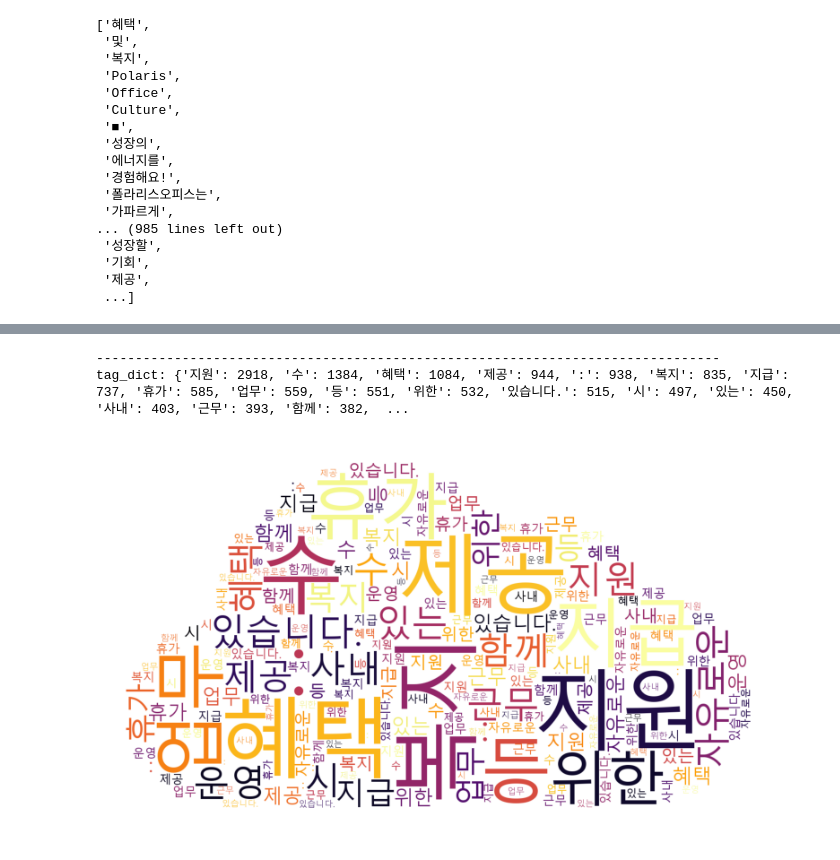
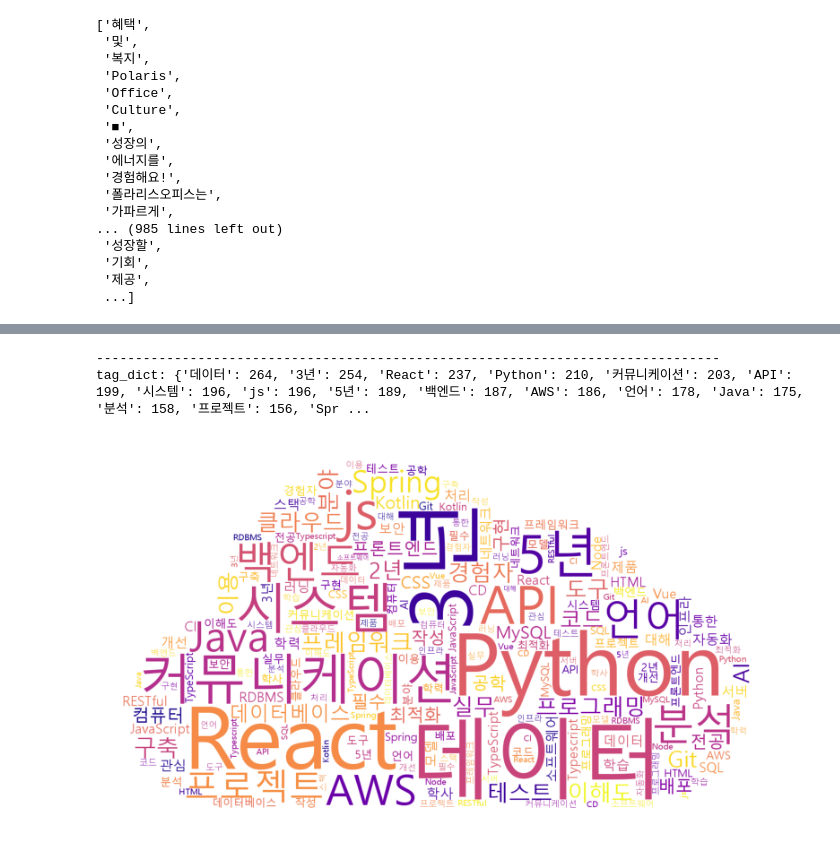
Before and after one commit to matdongsan5/Project, a Jupyter notebook: Crawrl_이정욱/make_wordcolud.ipynb, the cells around one changed output, grey strips where cells are left out. Drawn from its saved outputs; the diff is of its cells as text; code cells hidden in the pictures.

```diff
--- a/Crawrl_이정욱/make_wordcolud.ipynb
+++ b/Crawrl_이정욱/make_wordcolud.ipynb
@@ -46,6 +74,45 @@ def make_wordcloud(word_list, stopwords, word_count):
     plt.axis('off')
     plt.imshow(cloud)
     plt.show()
+# %%
+def make_wordcloud_ph(word_list, stopwords, word_count,image1='cloud.png' ,colormap1 ='plasma' ):
+    okt = Okt()
+    phrases_list = list()
+    for i in range(len(word_list)):
+        phrases_list.extend(okt.phrases(word_list[i]))
+
+    counts = Counter(phrases_list)
+    tags = counts.most_common(word_count)
+    tag_dict = dict(tags)
+    # 검색어 제외 방법 : dict에서 해당 검색어 제거
+    for stopword in stopwords:
+        if stopword in tag_dict:
+            tag_dict.pop(stopword)
+
+    print('-' * 80)
+    print('tag_dict:', tag_dict)
+    if platform.system() == 'Windows':
+        path = r'c:\Windows\Fonts\malgun.ttf'
+    elif platform.system() == 'Darwin': # Mac OS
+        path = r'/System/Library/Fonts/AppleGothic'
+    else:
+        path = r'/usr/share/fonts/truetype/name/NanumMyeongjo.ttf'
+
+    img_mask = np.array(Image.open(image1))
+    wordcloud = WordCloud(font_path=path, width=800,
+                        height=600,
+                        background_color="white",
+                        max_font_size=200,
+                        repeat=True,
+                        colormap= colormap1,
+                        mask=img_mask)
+
+    cloud = wordcloud.generate_from_frequencies(tag_dict)
+
+    plt.figure(figsize=(10, 8))
+    plt.axis('off')
+    plt.imshow(cloud)
+    plt.show()
 # %%
 def make_list(filepath, listname):
     with open(filepath, 'r') as file:
@@ -172,6 +260,9 @@ tag_dict: {'분': 2523, '개발': 1072, '경험이': 878, '경험': 856, '있으
-# %%
-make_wordcloud(benefit,stopwords, 20)
-# %% [output]
---------------------------------------------------------------------------------
-tag_dict: {'지원': 2918, '수': 1384, '혜택': 1084, '제공': 944, ':': 938, '복지': 835, '지급': 737, '휴가': 585, '업무': 559, '등': 551, '위한': 532, '있습니다.': 515, '시': 497, '있는': 450, '사내': 403, '근무': 393, '함께': 382,  ...
-[figure, removed]
+# %%
+stopwords=['분','요건','자격','이상','경험','개발','자격요건','대한','경력','이해',
+           '보유','능력','사용','서비스','운영','활용','설계','관련','기반','기술','관리',
+           '문제','환경','해결','협업','역량','지식','업무']
+make_wordcloud_ph(required, stopwords, 100)
+# %% [output]
+--------------------------------------------------------------------------------
+tag_dict: {'데이터': 264, '3년': 254, 'React': 237, 'Python': 210, '커뮤니케이션': 203, 'API': 199, '시스템': 196, 'js': 196, '5년': 189, '백엔드': 187, 'AWS': 186, '언어': 178, 'Java': 175, '분석': 158, '프로젝트': 156, 'Spr ...
+[figure, added]
```
Also changed, not shown: parts of 22 cells of this notebook, 12 other files.
